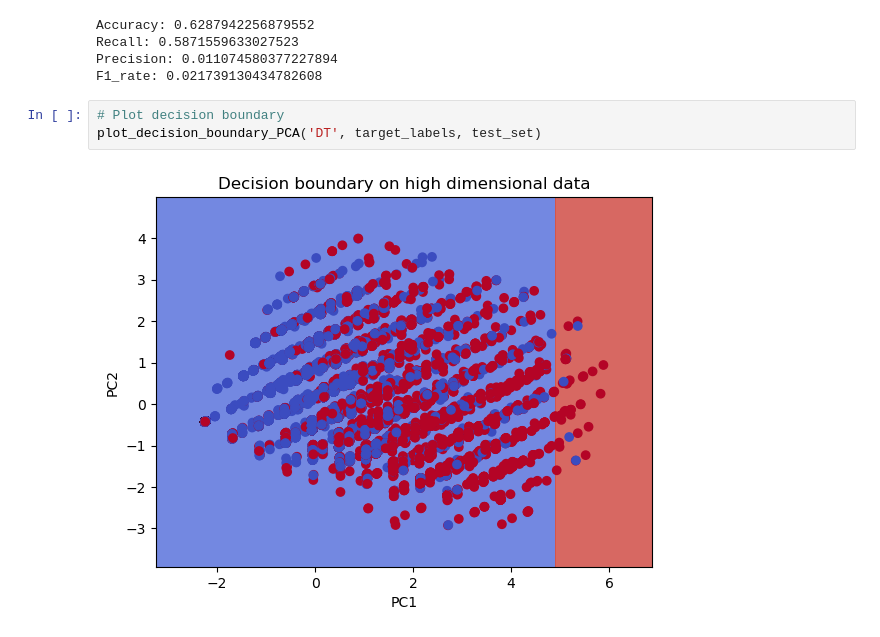
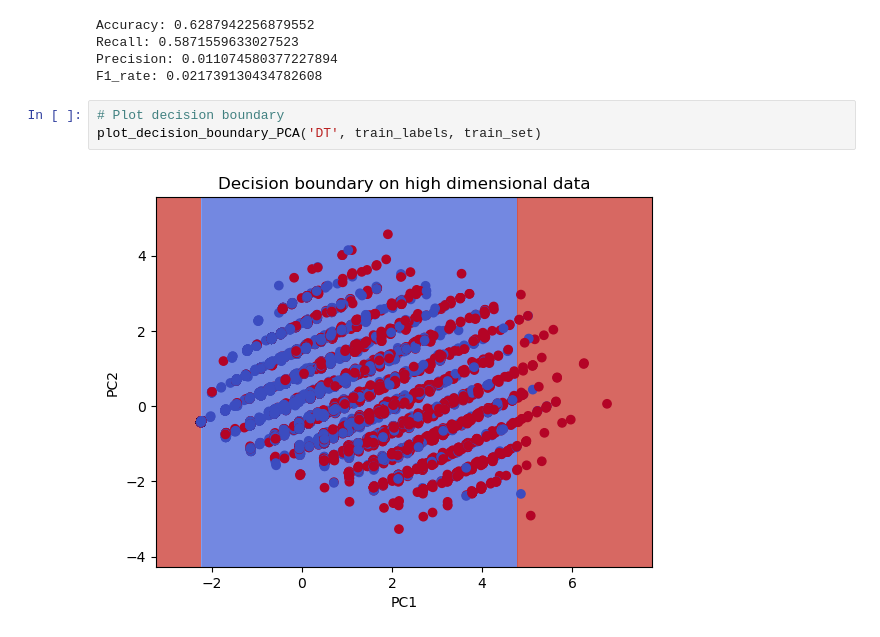
Before and after one commit to valentin-ab/final_year_project, a Jupyter notebook: Final Year Project .ipynb, the cells around one changed output. Saved outputs shown, nothing was run; the diff lists cells and outputs as text.

```diff
--- a/Final Year Project .ipynb
+++ b/Final Year Project .ipynb
@@ -1304,6 +1320,6 @@ Precision: 0.011074580377227894
 F1_rate: 0.021739130434782608
 # %%
 # Plot decision boundary
-plot_decision_boundary_PCA('DT', target_labels, test_set)
+plot_decision_boundary_PCA('DT', train_labels, train_set)
 # %% [output]
-[figure, old version]
+[figure, new version]
```
Also changed, not shown: parts of 11 cells of this notebook.
